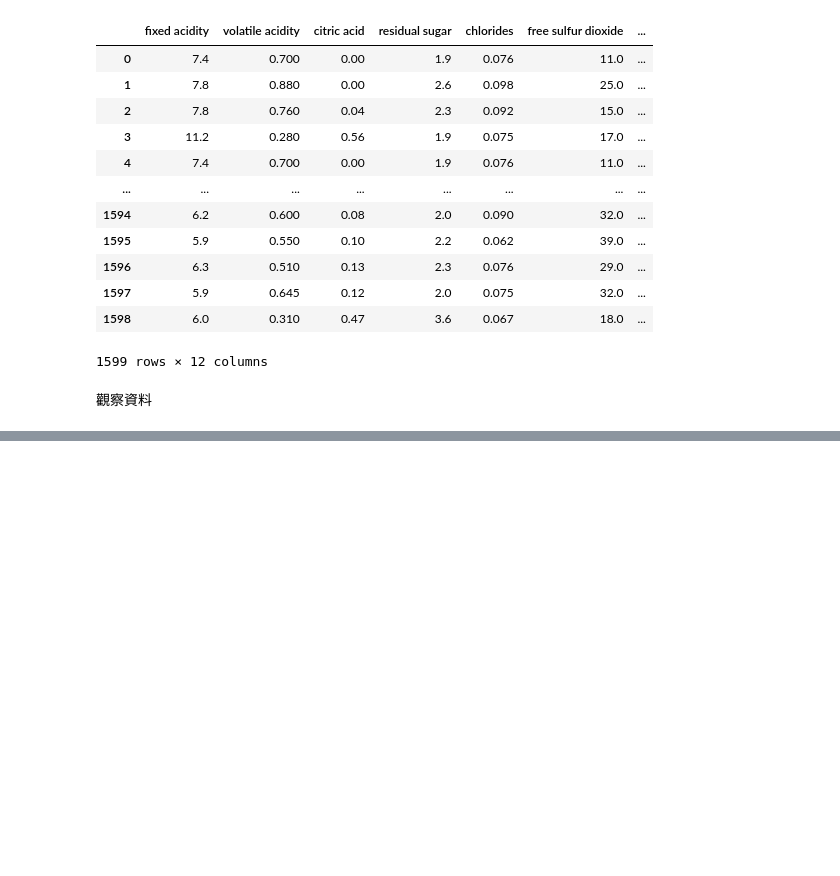
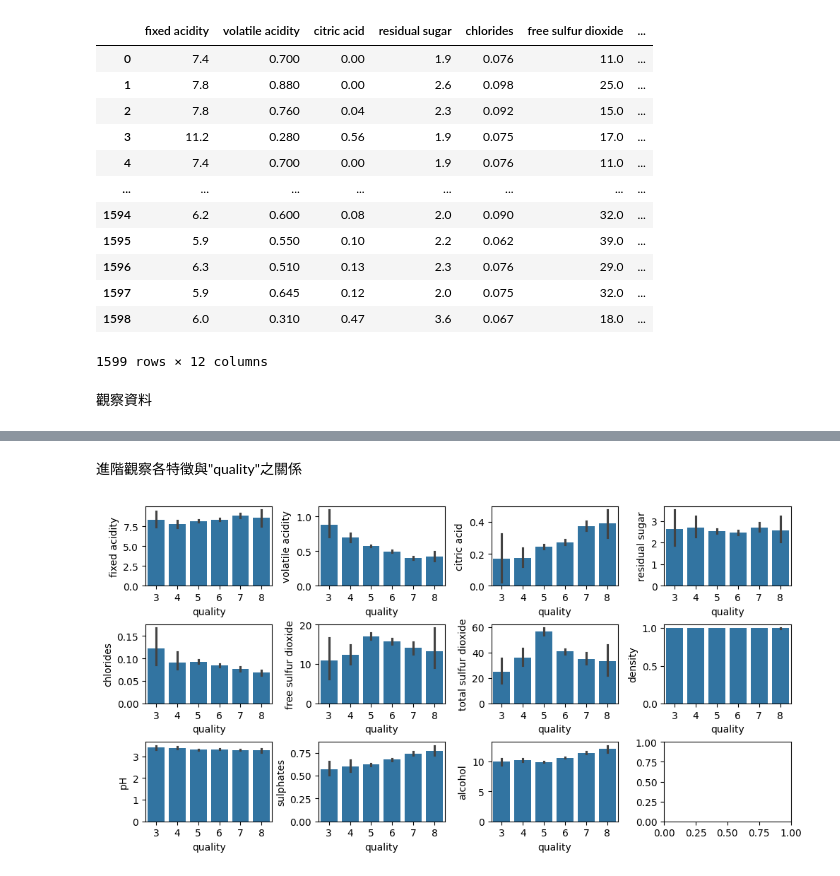
Before and after one commit to ckwei379/Prediction-of-quality-of-Wine, a Jupyter notebook: 專題實作_02：紅酒品質分類預測.ipynb, the cells around one changed output, grey strips where cells are left out. Drawn from its saved outputs; the diff is of its cells as text; code cells hidden in the pictures; blank space fills up the shorter version.

```diff
--- a/專題實作_02：紅酒品質分類預測.ipynb
+++ b/專題實作_02：紅酒品質分類預測.ipynb
@@ -332,0 +85,18 @@ This will become an error in seaborn v0.14.0; please update your code.
+# %% [markdown]
+進階觀察各特徵與"quality"之關係
+# %%
+fig, ax = plt.subplots(ncols=4, nrows=3, figsize=(10, 5))
+ax = ax.flatten()
+index = 0
+for i in df.columns:
+  if i != 'quality':
+    sns.barplot(x='quality', y=i, data=df, ax=ax[index])
+    index+=1
+plt.tight_layout(pad=0.4)
+plt.show()
+# 從結果中可看出"fixed acidity"、"residual sugar"、"density"三特徵對於"quality"無明顯差異
+# "citric acid"、"sulphates"、"alcohol"三特徵隨著"quality"增加而遞增
+# "volatile acidity"、"chlorides"、"pH"三特徵隨著"quality"增加而遞減
+# 無法從"free sulfur dioxide"、"total sulfur dioxide"兩特徵中觀察出與"quality"的關係
+# %% [output]
+[figure, added]
```
Also changed, not shown: parts of 40 cells of this notebook.
